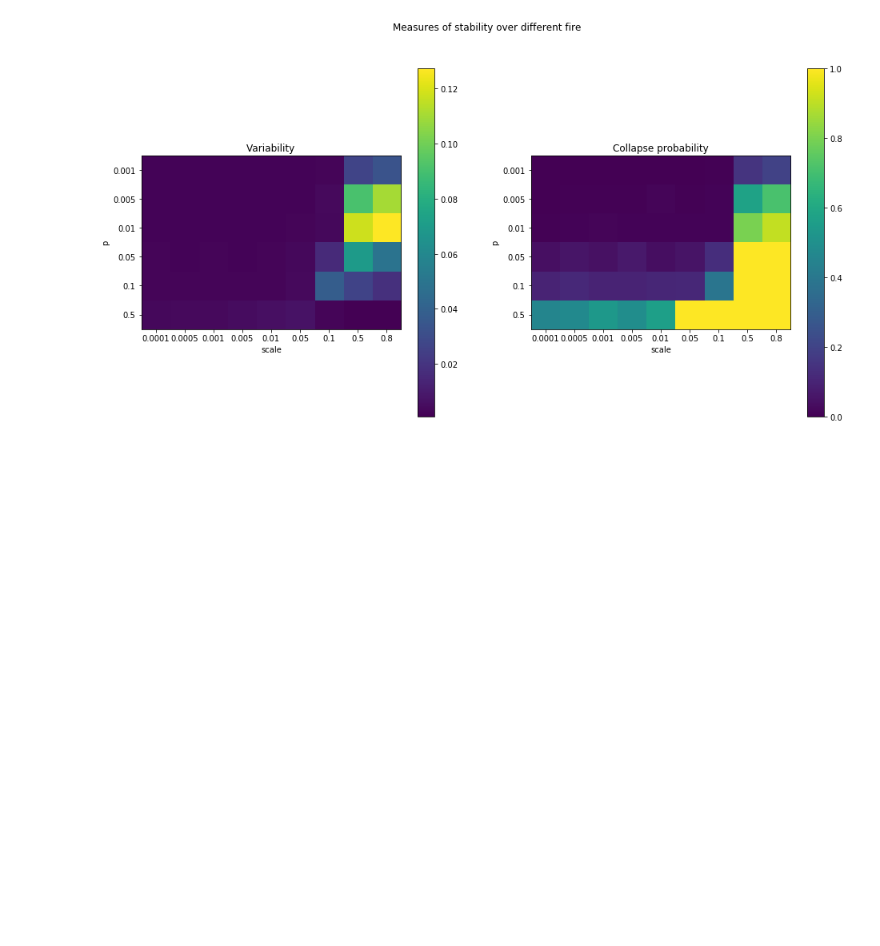
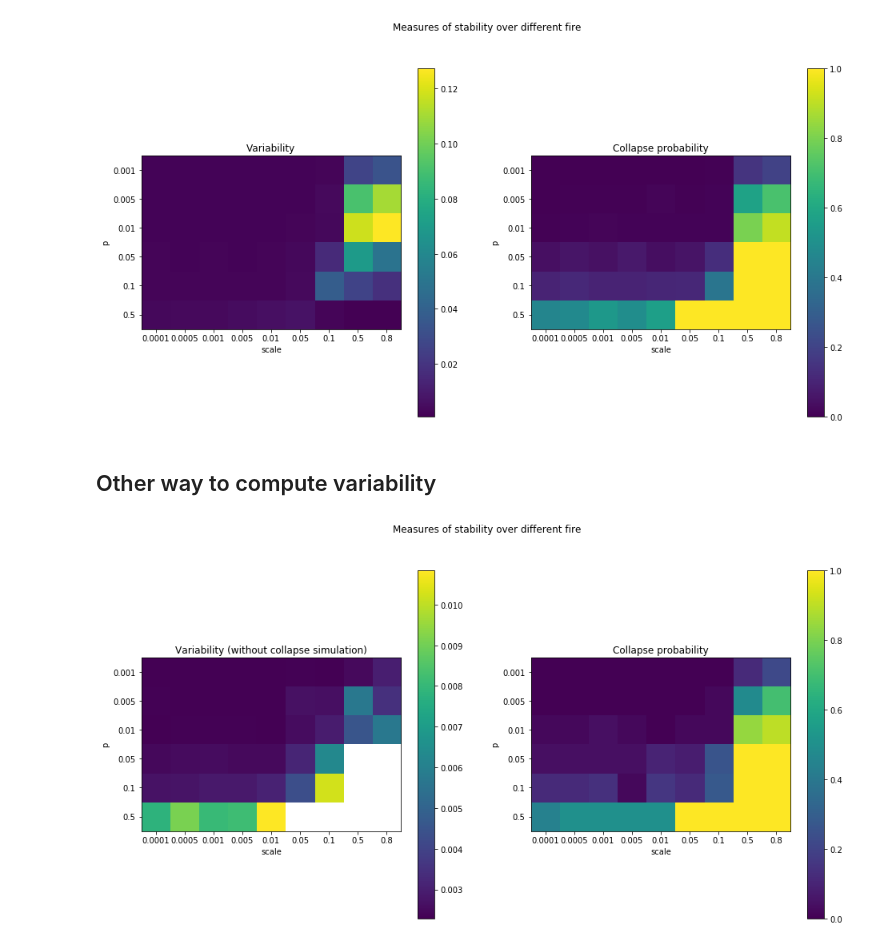
Before and after one commit to cavaillesj/internship_moulis, a Jupyter notebook: measures_and_fire.ipynb, the cells around one changed output. Drawn from its saved outputs; the diff is of its cells as text; code cells hidden in the pictures; blank space fills up the shorter version.

Commit message:
different measures

```diff
--- a/measures_and_fire.ipynb
+++ b/measures_and_fire.ipynb
@@ -150,3 +150,5 @@ plt.xlabel("scale")
 #plt.savefig("plot/Measures_freq_ampl_2")
 # %% [output]
 [figure]
+# %% [markdown]
+## Other way to compute variability
@@ -152,0 +157,12 @@ plt.xlabel("scale")
+# %%
+def measure_2(**kwargs):
+    """solve the system several times with different perturbation in order to make an average"""
+    Number_of_simulation = 50
+    Variability = np.zeros(Number_of_simulation)
+    Collapse = np.zeros_like(Variability)
+    for i in range(Number_of_simulation):
+        O = Ode(**kwargs)
+        O.perturbation()
+        Y = O.solve_by_part()
+        Variability[i], Collapse[i] = variability_collapse_2(Y)
+    return np.nanmean(Variability), np.nanmean(Collapse)
@@ -152,0 +195,27 @@ plt.xlabel("scale")
+# %%
+plt.figure(figsize = (16, 8))
+plt.suptitle("Measures of stability over different fire")
+#extent = (Ampl[0], Ampl[-1], Freq[0], Freq[-1])
+
+plt.subplot(1,2,1)
+plt.imshow(V)
+plt.xticks(np.arange(len(Ampl)), Ampl)
+plt.yticks(np.arange(len(Freq)), Freq)
+plt.colorbar()
+plt.title("Variability (without collapse simulation)")
+plt.ylabel("p")
+plt.xlabel("scale")
+
+
+plt.subplot(1,2,2)
+plt.imshow(C)
+plt.xticks(np.arange(len(Ampl)), Ampl)
+plt.yticks(np.arange(len(Freq)), Freq)
+plt.colorbar()
+plt.title("Collapse probability")
+plt.ylabel("p")
+plt.xlabel("scale")
+
+plt.savefig("plot/Measures_freq_ampl_variability_without_collapse")
+# %% [output]
+[figure, added]
```
Also changed, not shown: parts of 2 cells of this notebook, 4 other files.
